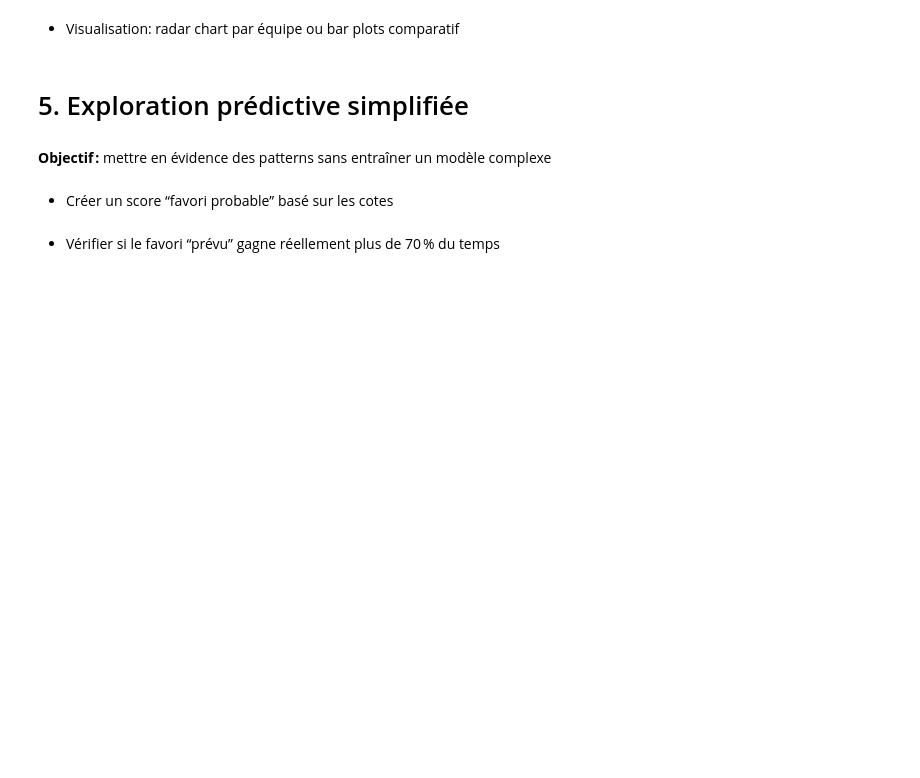
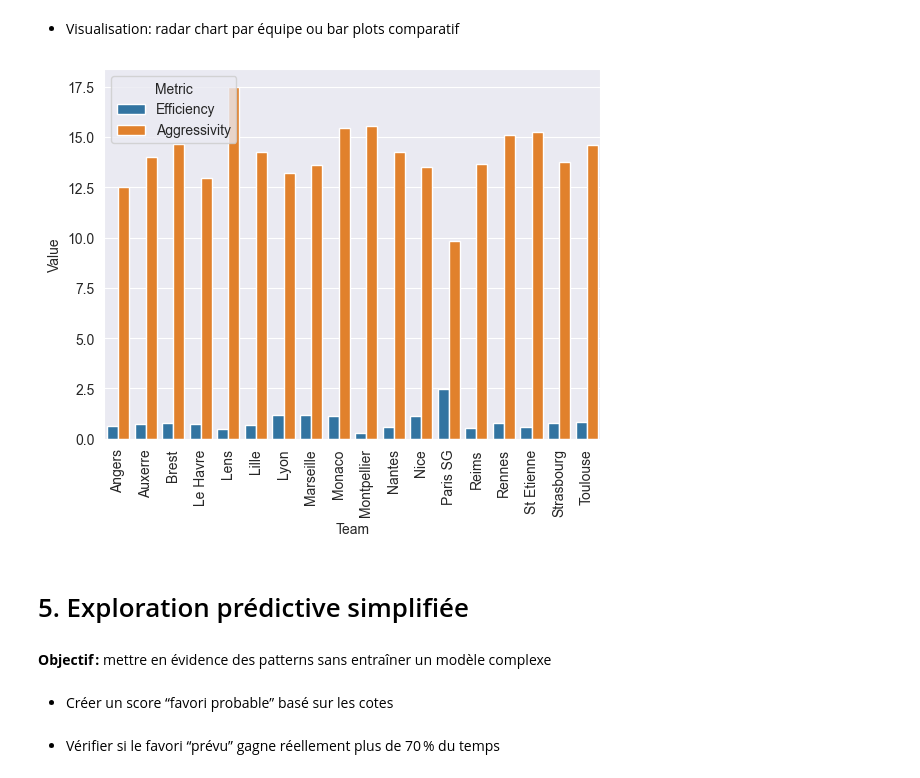
Before and after one commit to VMY7/ligue1-eda-python-24-25, a Jupyter notebook: ligue1-eda-python-24-25.ipynb, the cells around one changed output. Drawn from its saved outputs; the diff is of its cells as text; code cells hidden in the pictures; blank space fills up the shorter version.

```diff
--- a/ligue1-eda-python-24-25.ipynb
+++ b/ligue1-eda-python-24-25.ipynb
@@ -447,5 +627,22 @@ See the caveats in the documentation: https://pandas.pydata.org/pandas-docs/stab
 # %% [markdown]
 - Visualisation: radar chart par équipe ou bar plots comparatif
+# %%
+# Préparer le DataFrame
+dfCompare = pd.DataFrame({
+    "Team": efficiency_ratio.index,
+    "Efficiency": efficiency_ratio.values,
+    "Aggressivity": aggressivity_index.values
+})
+
+# Transformer en format long si besoin pour barplot comparatif
+dfCompareLong = pd.melt(dfCompare, id_vars="Team", value_vars=["Efficiency", "Aggressivity"], var_name="Metric", value_name="Value")
+
+# Tracer le barplot comparatif
+sns.barplot(x="Team", y="Value", hue="Metric", data=dfCompareLong)
+plt.xticks(rotation=90)
+plt.show()
+# %% [output]
+[figure, added]
 # %% [markdown]
 # 5. Exploration prédictive simplifiée
 # %% [markdown]
```
Also changed, not shown: parts of 5 cells of this notebook.
